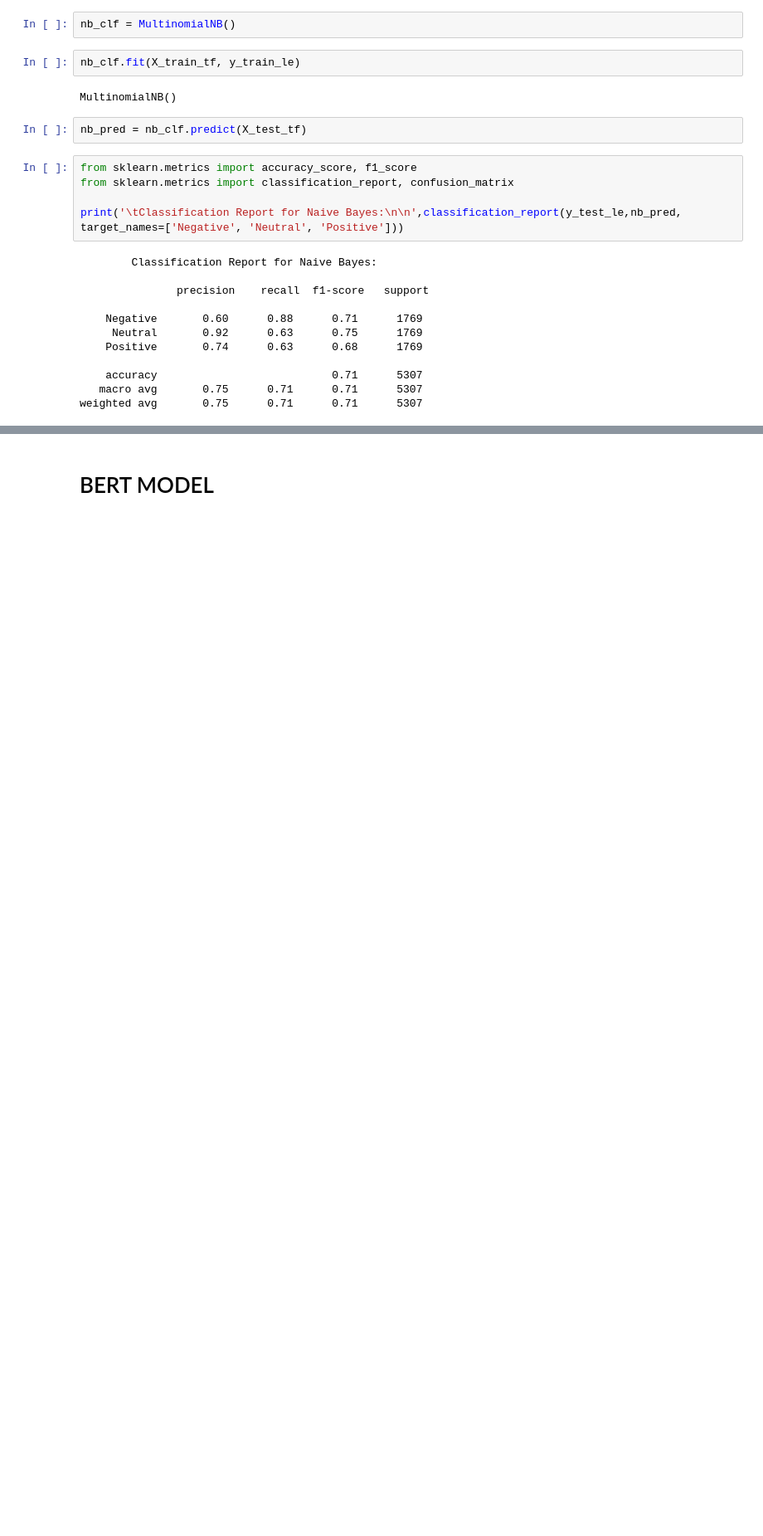
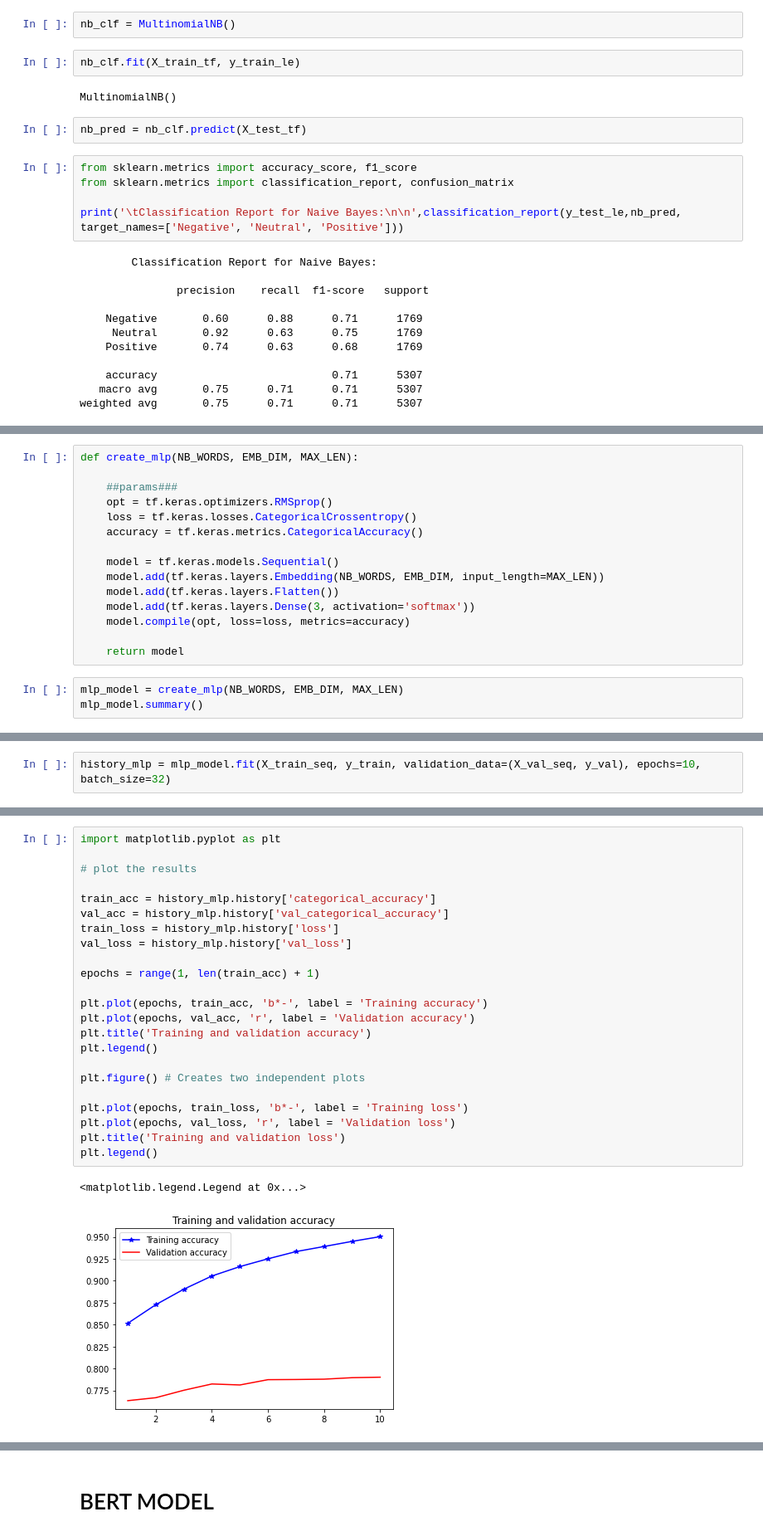
Before and after one commit to gregoryong16/CZ4045_NLP, a Jupyter notebook: models.ipynb, the cells around one changed output, grey strips where cells are left out. Shown: that part at 83% size. Drawn from its saved outputs; the diff is of its cells as text; blank space fills up the shorter version.

Commit message:
mlp model update

```diff
--- a/BERT_keras.ipynb
+++ b/models.ipynb
@@ -308,0 +346,18 @@ weighted avg       0.75      0.71      0.71      5307
+# %%
+def create_mlp(NB_WORDS, EMB_DIM, MAX_LEN):
+
+    ##params###
+    opt = tf.keras.optimizers.RMSprop()
+    loss = tf.keras.losses.CategoricalCrossentropy()
+    accuracy = tf.keras.metrics.CategoricalAccuracy()
+
+    model = tf.keras.models.Sequential()
+    model.add(tf.keras.layers.Embedding(NB_WORDS, EMB_DIM, input_length=MAX_LEN))
+    model.add(tf.keras.layers.Flatten())
+    model.add(tf.keras.layers.Dense(3, activation='softmax'))
+    model.compile(opt, loss=loss, metrics=accuracy)
+
+    return model
+# %%
+mlp_model = create_mlp(NB_WORDS, EMB_DIM, MAX_LEN)
+mlp_model.summary()
@@ -308,0 +380,2 @@ weighted avg       0.75      0.71      0.71      5307
+# %%
+history_mlp = mlp_model.fit(X_train_seq, y_train, validation_data=(X_val_seq, y_val), epochs=10, batch_size=32)
@@ -308,0 +403,26 @@ weighted avg       0.75      0.71      0.71      5307
+# %%
+import matplotlib.pyplot as plt
+
+# plot the results
+
+train_acc = history_mlp.history['categorical_accuracy']
+val_acc = history_mlp.history['val_categorical_accuracy']
+train_loss = history_mlp.history['loss']
+val_loss = history_mlp.history['val_loss']
+
+epochs = range(1, len(train_acc) + 1)
+
+plt.plot(epochs, train_acc, 'b*-', label = 'Training accuracy')
+plt.plot(epochs, val_acc, 'r', label = 'Validation accuracy')
+plt.title('Training and validation accuracy')
+plt.legend()
+
+plt.figure() # Creates two independent plots
+
+plt.plot(epochs, train_loss, 'b*-', label = 'Training loss')
+plt.plot(epochs, val_loss, 'r', label = 'Validation loss')
+plt.title('Training and validation loss')
+plt.legend()
+# %% [output]
+<matplotlib.legend.Legend at 0x...>
+[figure, added]
```
Also changed, not shown: parts of 19 cells of this notebook, 2 other files.
